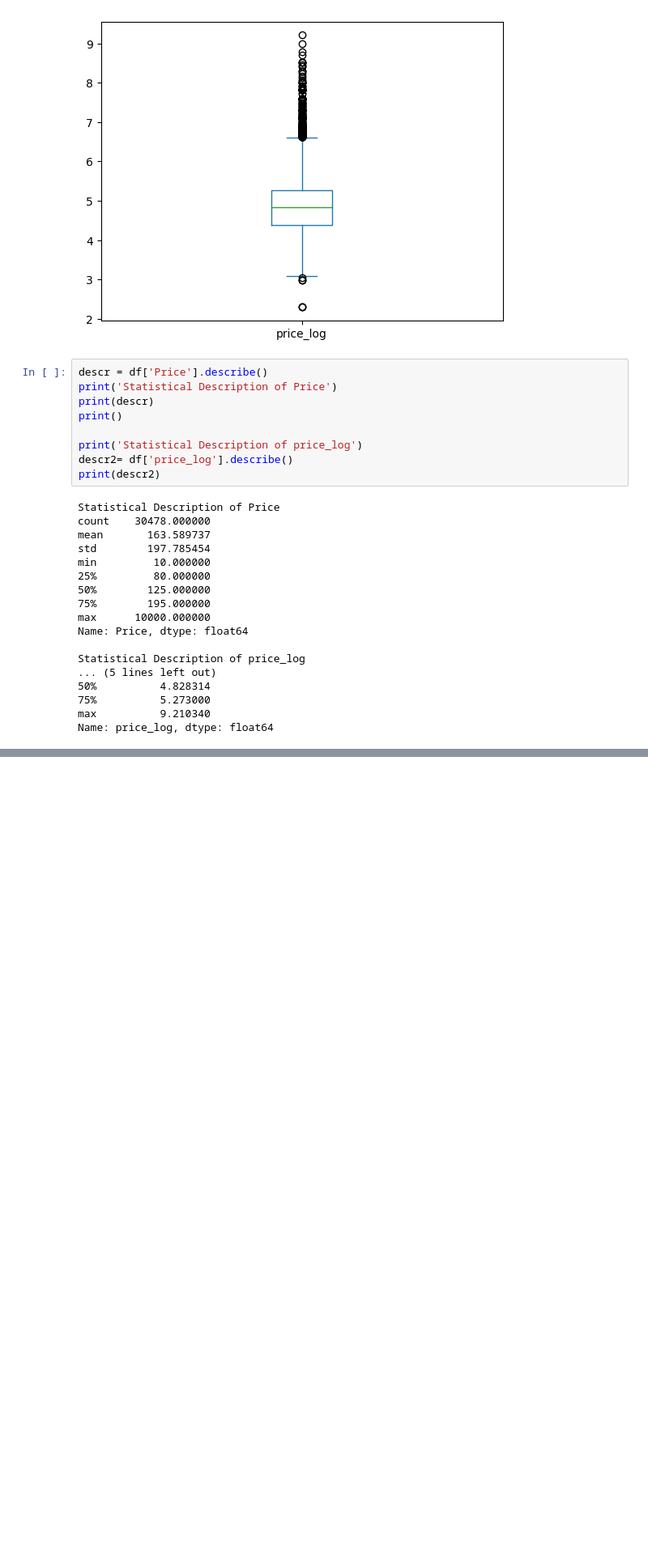
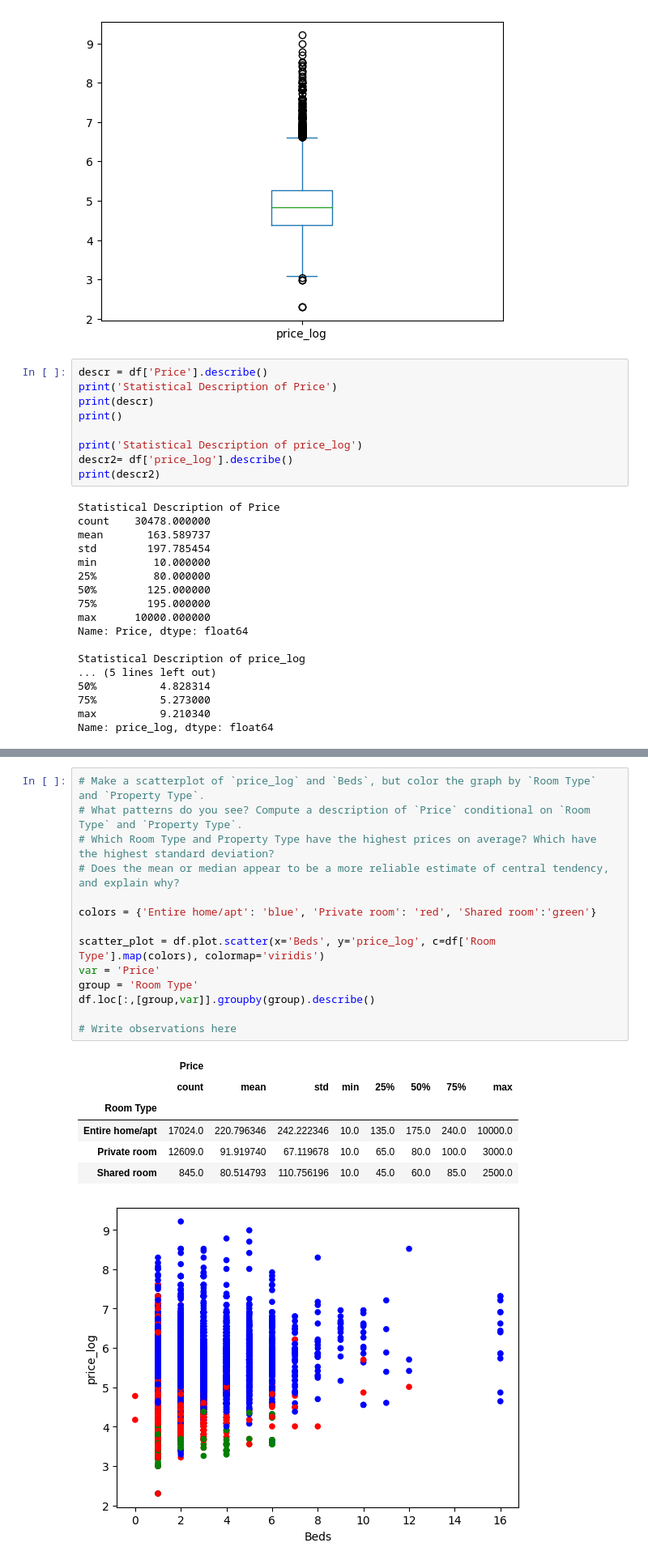
Before and after one commit to gdgurrola/assignment2, a Jupyter notebook: assignment2.ipynb, the cells around one changed output, grey strips where cells are left out. Shown at 81% size. Cells and saved outputs as stored; diff of their text form; blank space fills up the shorter version.

```diff
--- a/assignment2.ipynb
+++ b/assignment2.ipynb
@@ -329,0 +330,22 @@ For some context, the Federal government ultimately spent about $4.4 trillion in
+# %%
+# Make a scatterplot of `price_log` and `Beds`, but color the graph by `Room Type` and `Property Type`.
+# What patterns do you see? Compute a description of `Price` conditional on `Room Type` and `Property Type`.
+# Which Room Type and Property Type have the highest prices on average? Which have the highest standard deviation?
+# Does the mean or median appear to be a more reliable estimate of central tendency, and explain why?
+
+colors = {'Entire home/apt': 'blue', 'Private room': 'red', 'Shared room':'green'}
+
+scatter_plot = df.plot.scatter(x='Beds', y='price_log', c=df['Room Type'].map(colors), colormap='viridis')
+var = 'Price'
+group = 'Room Type'
+df.loc[:,[group,var]].groupby(group).describe()
+
+# Write observations here
+# %% [output]
+|  | Price |  |  |  |  |  |  |  |
+|  | count | mean | std | min | 25% | 50% | 75% | max |
+| Room Type |  |  |  |  |  |  |  |  |
+| Entire home/apt | 17024.0 | 220.796346 | 242.222346 | 10.0 | 135.0 | 175.0 | 240.0 | 10000.0 |
+| Private room | 12609.0 | 91.919740 | 67.119678 | 10.0 | 65.0 | 80.0 | 100.0 | 3000.0 |
+| Shared room | 845.0 | 80.514793 | 110.756196 | 10.0 | 45.0 | 60.0 | 85.0 | 2500.0 |
+[figure, added]
```
Also changed, not shown: parts of 7 cells of this notebook.
